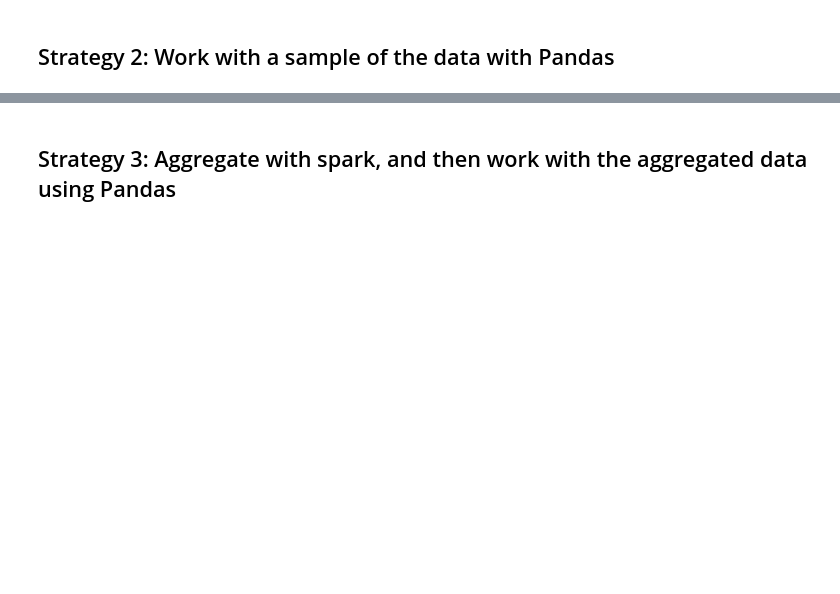
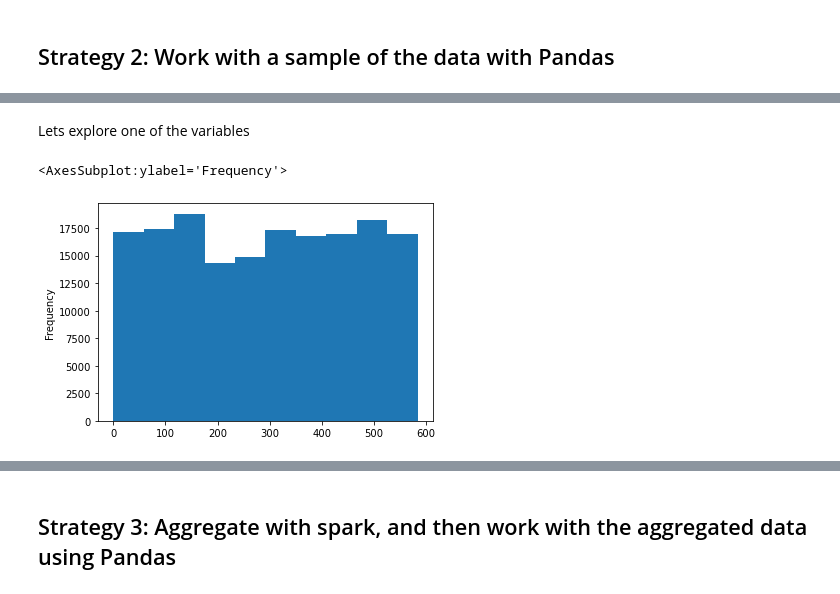
Before and after one commit to segovialori/spark, a Jupyter notebook: explore-lesson.ipynb, the cells around one changed output, grey strips where cells are left out. Drawn from its saved outputs; the diff is of its cells as text; code cells hidden in the pictures; blank space fills up the shorter version.

```diff
--- a/explore-lesson.ipynb
+++ b/explore-lesson.ipynb
@@ -67,0 +120,7 @@ only showing top 1 row
+# %% [markdown]
+Lets explore one of the variables
+# %%
+pdf.case_age.plot.hist()
+# %% [output]
+<AxesSubplot:ylabel='Frequency'>
+[figure, added]
```
Also changed, not shown: parts of 23 cells of this notebook.
